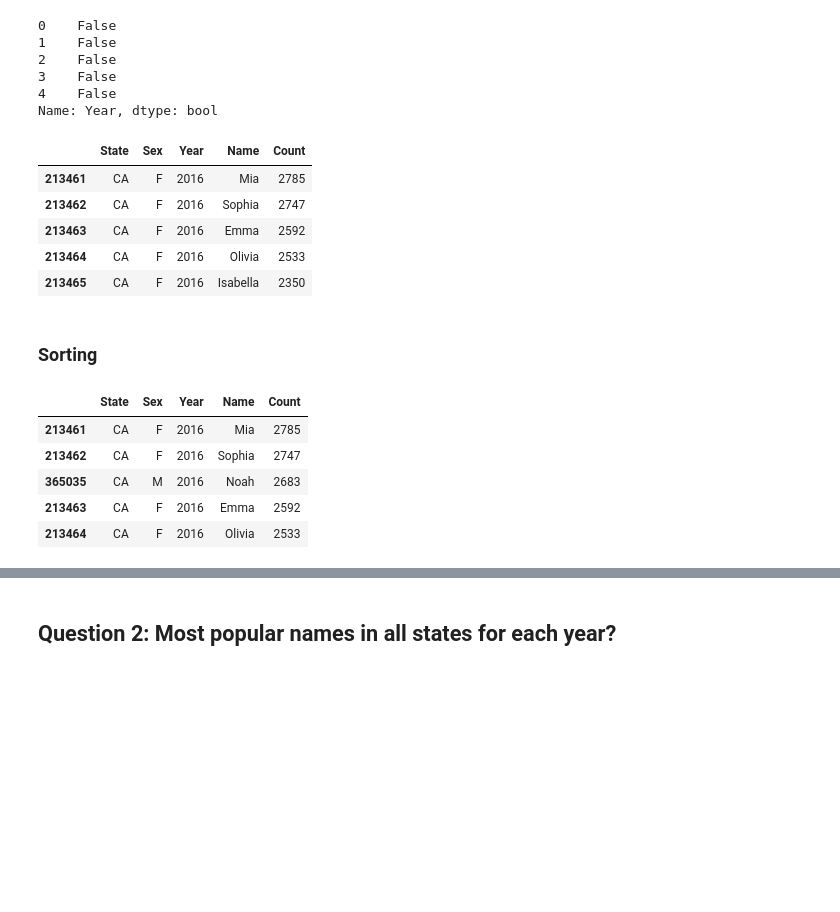
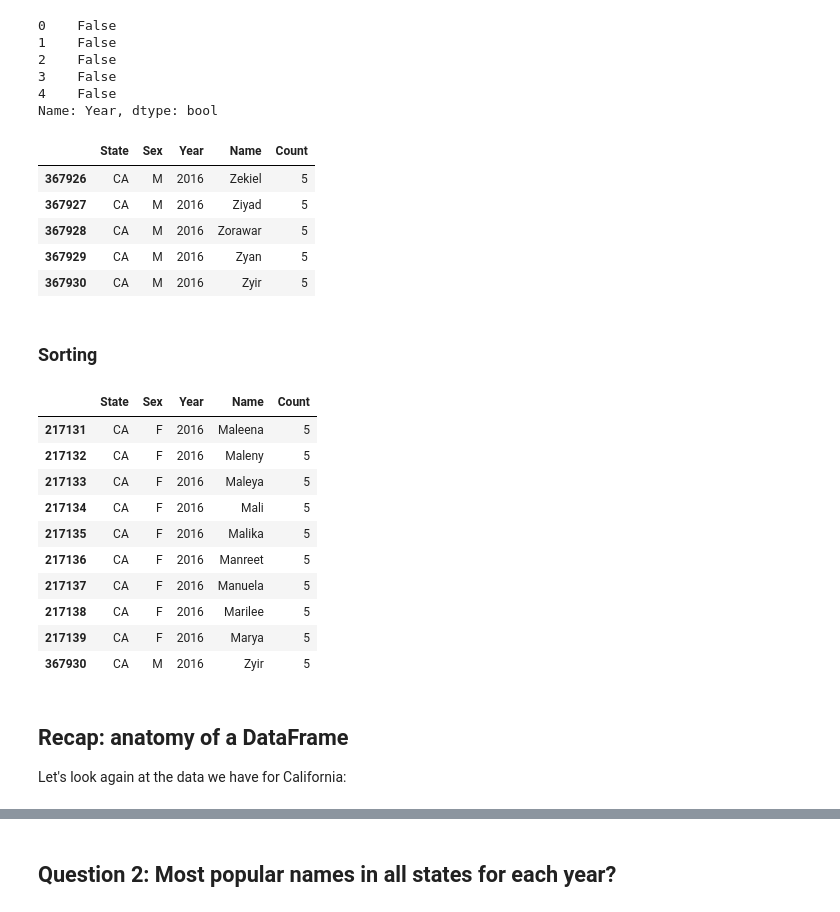
Before and after one commit to Zianfu96/sp18, a Jupyter notebook: assets/lectures/lec03/03-live-datatables-indexes-pandas.ipynb, the cells around one changed output, grey strips where cells are left out. Drawn from its saved outputs; the diff is of its cells as text; code cells hidden in the pictures; blank space fills up the shorter version.

```diff
--- a/assets/lectures/lec03/03-live-datatables-indexes-pandas.ipynb
+++ b/assets/lectures/lec03/03-live-datatables-indexes-pandas.ipynb
@@ -222,23 +241,32 @@ ca.head()
 4    False
 Name: Year, dtype: bool
 # %%
-ca[ca['Year'] == 2016].head()
+ca[ca['Year'] == 2016].tail()
 # %% [output]
 |  | State | Sex | Year | Name | Count |
-| 213461 | CA | F | 2016 | Mia | 2785 |
-| 213462 | CA | F | 2016 | Sophia | 2747 |
-| 213463 | CA | F | 2016 | Emma | 2592 |
-| 213464 | CA | F | 2016 | Olivia | 2533 |
-| 213465 | CA | F | 2016 | Isabella | 2350 |
+| 367926 | CA | M | 2016 | Zekiel | 5 |
+| 367927 | CA | M | 2016 | Ziyad | 5 |
+| 367928 | CA | M | 2016 | Zorawar | 5 |
+| 367929 | CA | M | 2016 | Zyan | 5 |
+| 367930 | CA | M | 2016 | Zyir | 5 |
 # %% [markdown]
 ### Sorting
 # %%
 ca_sorted = ca[ca['Year'] == 2016]
-ca_sorted.sort_values('Count', ascending=False).head()
+ca_sorted.sort_values('Count', ascending=False).tail(10)
 # %% [output]
 |  | State | Sex | Year | Name | Count |
-| 213461 | CA | F | 2016 | Mia | 2785 |
-| 213462 | CA | F | 2016 | Sophia | 2747 |
-| 365035 | CA | M | 2016 | Noah | 2683 |
-| 213463 | CA | F | 2016 | Emma | 2592 |
-| 213464 | CA | F | 2016 | Olivia | 2533 |
+| 217131 | CA | F | 2016 | Maleena | 5 |
+| 217132 | CA | F | 2016 | Maleny | 5 |
+| 217133 | CA | F | 2016 | Maleya | 5 |
+| 217134 | CA | F | 2016 | Mali | 5 |
+| 217135 | CA | F | 2016 | Malika | 5 |
+| 217136 | CA | F | 2016 | Manreet | 5 |
+| 217137 | CA | F | 2016 | Manuela | 5 |
+| 217138 | CA | F | 2016 | Marilee | 5 |
+| 217139 | CA | F | 2016 | Marya | 5 |
+| 367930 | CA | M | 2016 | Zyir | 5 |
+# %% [markdown]
+## Recap: anatomy of a DataFrame
+
+Let's look again at the data we have for California:
```
Also changed, not shown: parts of 51 cells of this notebook, 8 other files.
